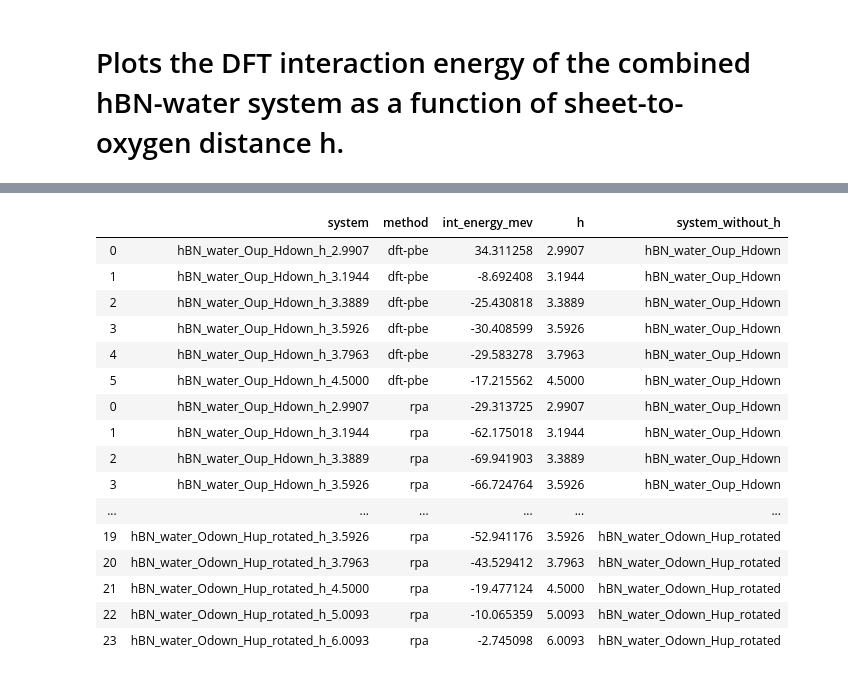
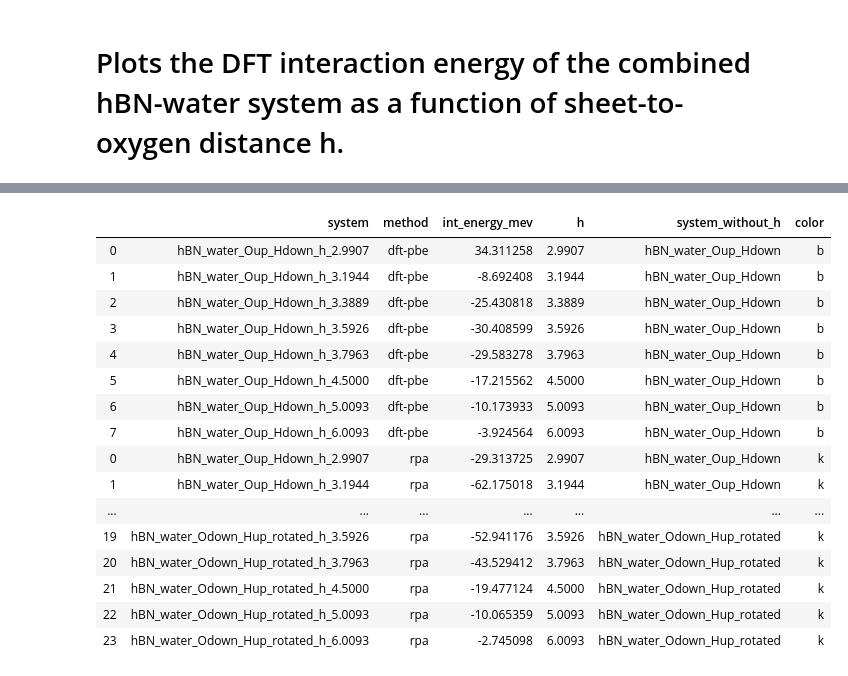
Before and after one commit to kkleiner1/hBN_water_interaction_from_dft, a Jupyter notebook: dft/hBN_water_interaction_energy_analysis/plot_interaction_energy.ipynb, the cells around one changed output, grey strips where cells are left out. Saved outputs shown, nothing was run; the diff lists cells and outputs as text; code cells hidden in the pictures.

```diff
--- a/dft/hBN_water_interaction_energy_analysis/plot_interaction_energy.ipynb
+++ b/dft/hBN_water_interaction_energy_analysis/plot_interaction_energy.ipynb
@@ -44,7 +44,9 @@ def make_df_rpa_int_energies(data_path):
 
 def gather_ref_energies(df):
     hBN_ref_energy = df[df.system == "hBN"]["total_energy_mev"].values[0]
-    water_Oup_Hdown_ref_energy = df[df.system == "water_Oup_Hdown"]["total_energy_mev"].values[0]
+    water_Oup_Hdown_ref_energy = df[df.system == "water_Oup_Hdown"][
+        "total_energy_mev"
+    ].values[0]
     return hBN_ref_energy, water_Oup_Hdown_ref_energy
 
 
@@ -60,23 +62,48 @@ def make_df_dft_int_energies(df_dft):
     df_dft_int_energies["system"] = df_dft["system"].values
     functionals = df_dft["functional"].values
     df_dft_int_energies["method"] = [f"dft-{functional}" for functional in functionals]
-    df_dft_int_energies["int_energy_mev"] = df_dft["total_energy_mev"].values - hBN_ref_energy - water_Oup_Hdown_ref_energy
+    df_dft_int_energies["int_energy_mev"] = (
+        df_dft["total_energy_mev"].values - hBN_ref_energy - water_Oup_Hdown_ref_energy
+    )
     systems = df_dft_int_energies["system"].values
     df_dft_int_energies["h"] = [float(system.split("_")[-1]) for system in systems]
-    df_dft_int_energies["system_without_h"] = ["_".join(system.split("_")[:-2]) for system in systems]
+    df_dft_int_energies["system_without_h"] = [
+        "_".join(system.split("_")[:-2]) for system in systems
+    ]
     return df_dft_int_energies
+
+
+def add_color_code(row, color_code={"rpa":"k", "dft-pbe":"b", "dft-b3lyp":"r", "dft-pbe0":"k"}):
+    for method in color_code:
+        if method in row:
+            return color_code[method]
 
 
 def plot_int_energy(df):
     systems = df.system_without_h.unique()
     for system in systems:
-        df_one_system = df[df.system_without_h == system]
         plt.figure(figsize=(7, 5))
+        plt.ylim(-130, 50)
         plt.title(f"Interaction energy curve for {system}")
         plt.xlabel("Sheet-to-oxygen distance h (A)")
         plt.ylabel(r"$\Delta E_{int}$ (meV)")
         for method in df.method.unique():
-            plt.plot("h", "int_energy_mev", "-o", data = df_one_system[df_one_system.method == method], label = method)
+            data = df[(df.system_without_h == system) & (df.method == method)].copy()
+            if not data.empty:
+                plt.plot(
+                    "h",
+                    "int_energy_mev",
+                    "-o",
+                    data=data,
+                    color=data["color"].values[0],
+                    label=method,
+                )
+        if system == "hBN_water_Oup_Hdown":
+            plt.plot(data.h.unique(), [45, 0, -15, -18, -17, -12, -7, -2], "-o", color="r", label="dft-b3lyp (guess)")
+            plt.plot(data.h.unique(), [40, -5, -20, -23, -22, -15, -8, -3], "-o", color="g", label="dft-pbe0 (guess)")
+            plt.plot(data.h.unique(), [-40, -75, -89, -88, -85, -60, -37, -10], "-x", color="b", label="dft-pbe-d2 (guess)")
+            plt.plot(data.h.unique(), [-43, -78, -92, -91, -90, -65, -42, -15], "-x", color="r", label="dft-b3lyp-d2 (guess)")
+            plt.plot(data.h.unique(), [-48, -83, -97, -96, -95, -70, -47, -20], "-x", color="g", label="dft-pbe0-d2 (guess)")
         plt.axhline(y=0, linestyle="--", color="k")
         plt.legend()
         save_path = f"/Users/Nathan/Desktop/{system}_int_energy_plot.png"
@@ -99,26 +128,29 @@ df_dft
 # %%
 rpa_data_path = "rpa_interaction_energy_data.txt"
 df_dft_int_energies = make_df_dft_int_energies(df_dft)
-df_int_energies = pd.concat([df_dft_int_energies, make_df_rpa_int_energies(rpa_data_path)])
+df_int_energies = pd.concat(
+    [df_dft_int_energies, make_df_rpa_int_energies(rpa_data_path)]
+)
+df_int_energies["color"] = df_int_energies["method"].apply(add_color_code)
 df_int_energies
 # %% [output]
-|  | system | method | int_energy_mev | h | system_without_h |
-| 0 | hBN_water_Oup_Hdown_h_2.9907 | dft-pbe | 34.311258 | 2.9907 | hBN_water_Oup_Hdown |
-| 1 | hBN_water_Oup_Hdown_h_3.1944 | dft-pbe | -8.692408 | 3.1944 | hBN_water_Oup_Hdown |
-| 2 | hBN_water_Oup_Hdown_h_3.3889 | dft-pbe | -25.430818 | 3.3889 | hBN_water_Oup_Hdown |
-| 3 | hBN_water_Oup_Hdown_h_3.5926 | dft-pbe | -30.408599 | 3.5926 | hBN_water_Oup_Hdown |
-| 4 | hBN_water_Oup_Hdown_h_3.7963 | dft-pbe | -29.583278 | 3.7963 | hBN_water_Oup_Hdown |
-| 5 | hBN_water_Oup_Hdown_h_4.5000 | dft-pbe | -17.215562 | 4.5000 | hBN_water_Oup_Hdown |
-| 0 | hBN_water_Oup_Hdown_h_2.9907 | rpa | -29.313725 | 2.9907 | hBN_water_Oup_Hdown |
-| 1 | hBN_water_Oup_Hdown_h_3.1944 | rpa | -62.175018 | 3.1944 | hBN_water_Oup_Hdown |
-| 2 | hBN_water_Oup_Hdown_h_3.3889 | rpa | -69.941903 | 3.3889 | hBN_water_Oup_Hdown |
-| 3 | hBN_water_Oup_Hdown_h_3.5926 | rpa | -66.724764 | 3.5926 | hBN_water_Oup_Hdown |
-| ... | ... | ... | ... | ... | ... |
-| 19 | hBN_water_Odown_Hup_rotated_h_3.5926 | rpa | -52.941176 | 3.5926 | hBN_water_Odown_Hup_rotated |
-| 20 | hBN_water_Odown_Hup_rotated_h_3.7963 | rpa | -43.529412 | 3.7963 | hBN_water_Odown_Hup_rotated |
-| 21 | hBN_water_Odown_Hup_rotated_h_4.5000 | rpa | -19.477124 | 4.5000 | hBN_water_Odown_Hup_rotated |
-| 22 | hBN_water_Odown_Hup_rotated_h_5.0093 | rpa | -10.065359 | 5.0093 | hBN_water_Odown_Hup_rotated |
-| 23 | hBN_water_Odown_Hup_rotated_h_6.0093 | rpa | -2.745098 | 6.0093 | hBN_water_Odown_Hup_rotated |
+|  | system | method | int_energy_mev | h | system_without_h | color |
+| 0 | hBN_water_Oup_Hdown_h_2.9907 | dft-pbe | 34.311258 | 2.9907 | hBN_water_Oup_Hdown | b |
+| 1 | hBN_water_Oup_Hdown_h_3.1944 | dft-pbe | -8.692408 | 3.1944 | hBN_water_Oup_Hdown | b |
+| 2 | hBN_water_Oup_Hdown_h_3.3889 | dft-pbe | -25.430818 | 3.3889 | hBN_water_Oup_Hdown | b |
+| 3 | hBN_water_Oup_Hdown_h_3.5926 | dft-pbe | -30.408599 | 3.5926 | hBN_water_Oup_Hdown | b |
+| 4 | hBN_water_Oup_Hdown_h_3.7963 | dft-pbe | -29.583278 | 3.7963 | hBN_water_Oup_Hdown | b |
+| 5 | hBN_water_Oup_Hdown_h_4.5000 | dft-pbe | -17.215562 | 4.5000 | hBN_water_Oup_Hdown | b |
+| 6 | hBN_water_Oup_Hdown_h_5.0093 | dft-pbe | -10.173933 | 5.0093 | hBN_water_Oup_Hdown | b |
+| 7 | hBN_water_Oup_Hdown_h_6.0093 | dft-pbe | -3.924564 | 6.0093 | hBN_water_Oup_Hdown | b |
+| 0 | hBN_water_Oup_Hdown_h_2.9907 | rpa | -29.313725 | 2.9907 | hBN_water_Oup_Hdown | k |
+| 1 | hBN_water_Oup_Hdown_h_3.1944 | rpa | -62.175018 | 3.1944 | hBN_water_Oup_Hdown | k |
+| ... | ... | ... | ... | ... | ... | ... |
+| 19 | hBN_water_Odown_Hup_rotated_h_3.5926 | rpa | -52.941176 | 3.5926 | hBN_water_Odown_Hup_rotated | k |
+| 20 | hBN_water_Odown_Hup_rotated_h_3.7963 | rpa | -43.529412 | 3.7963 | hBN_water_Odown_Hup_rotated | k |
+| 21 | hBN_water_Odown_Hup_rotated_h_4.5000 | rpa | -19.477124 | 4.5000 | hBN_water_Odown_Hup_rotated | k |
+| 22 | hBN_water_Odown_Hup_rotated_h_5.0093 | rpa | -10.065359 | 5.0093 | hBN_water_Odown_Hup_rotated | k |
+| 23 | hBN_water_Odown_Hup_rotated_h_6.0093 | rpa | -2.745098 | 6.0093 | hBN_water_Odown_Hup_rotated | k |
 # %%
 data_path = "all_interaction_energy_data.txt"
 df_int_energies.to_csv(data_path, header=None, index=None, sep=" ", mode="w")
```
Also changed, not shown: parts of 2 cells of this notebook.
